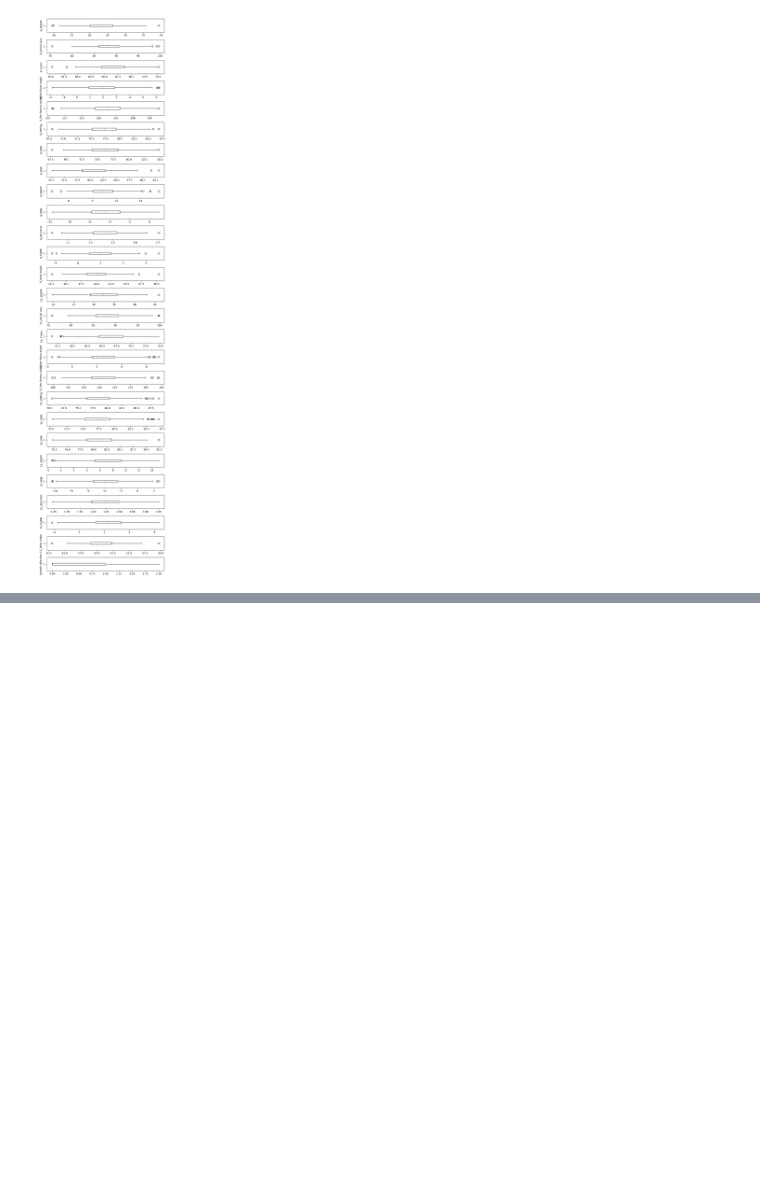
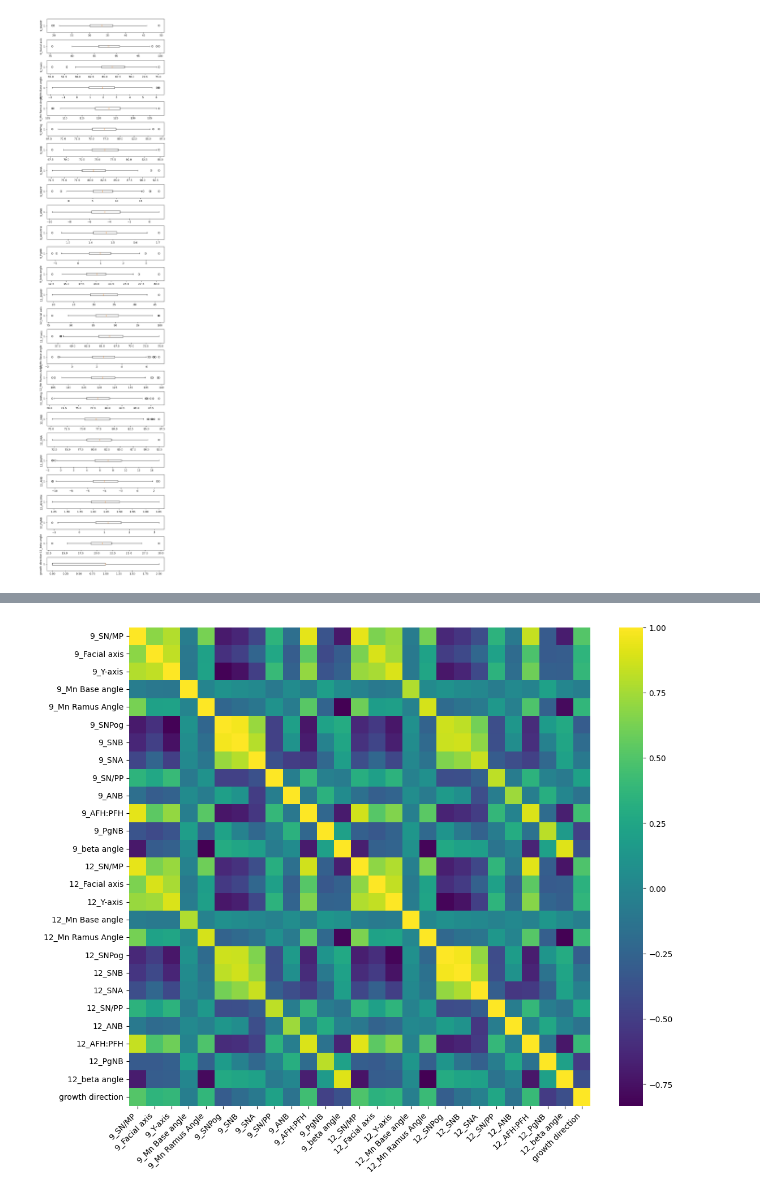
Before and after one commit to R4ken/Machine-Learning-Analysis, a Jupyter notebook: classification/solution.ipynb, the cells around one changed output, grey strips where cells are left out. Saved outputs shown, nothing was run; the diff lists cells and outputs as text; code cells hidden in the pictures; blank space fills up the shorter version.

```diff
--- a/classification/solution.ipynb
+++ b/classification/solution.ipynb
@@ -133,3 +134,4 @@ df.describe()
 # %%
-from sklearn.model_selection import train_test_split
-df_test, df_training = train_test_split(df, test_size=0.7, random_state=42)
+df_training, df_test = train_test_split(df, train_size=0.7, random_state=42)
+df_training = df_training.reset_index(drop=True)
+print(df_training.shape)
@@ -167,0 +160,17 @@ print(selected.shape)
+# %%
+#ai generated
+corr = df_training.corr()
+
+fig, ax = plt.subplots(figsize=(12, 10))
+sns.heatmap(corr, annot=False, ax=ax, cbar=True, cmap='viridis')
+
+ax.set_xticks([i + 0.5 for i in range(len(corr.columns))])
+ax.set_yticks([i + 0.5 for i in range(len(corr.index))])
+
+ax.set_xticklabels(corr.columns, rotation=45, ha='right')
+ax.set_yticklabels(corr.index, rotation=0)
+
+plt.tight_layout()
+plt.show()
+# %% [output]
+[figure, added]
```
Also changed, not shown: parts of 13 cells of this notebook, 2 other files.
